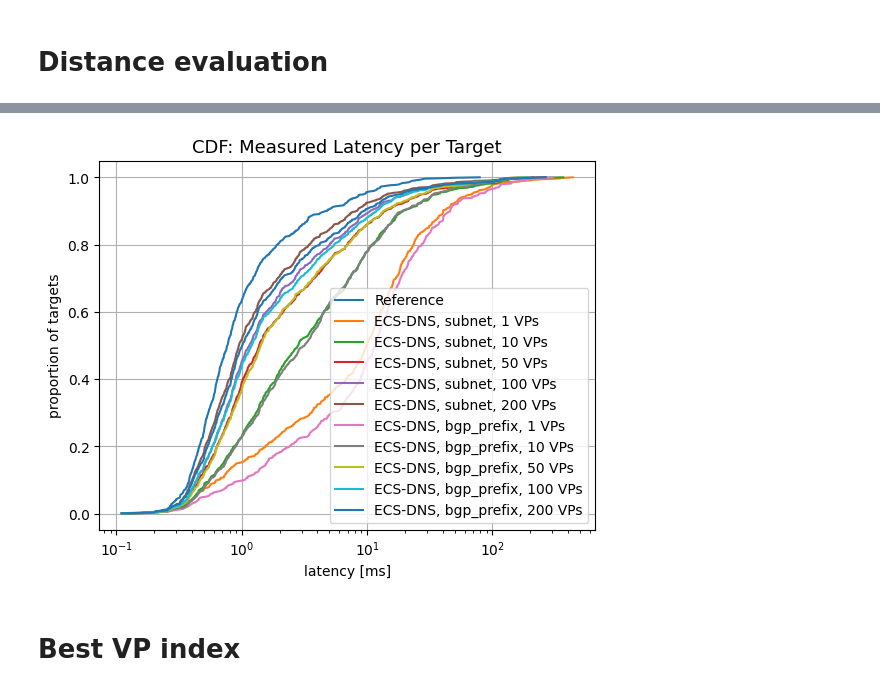
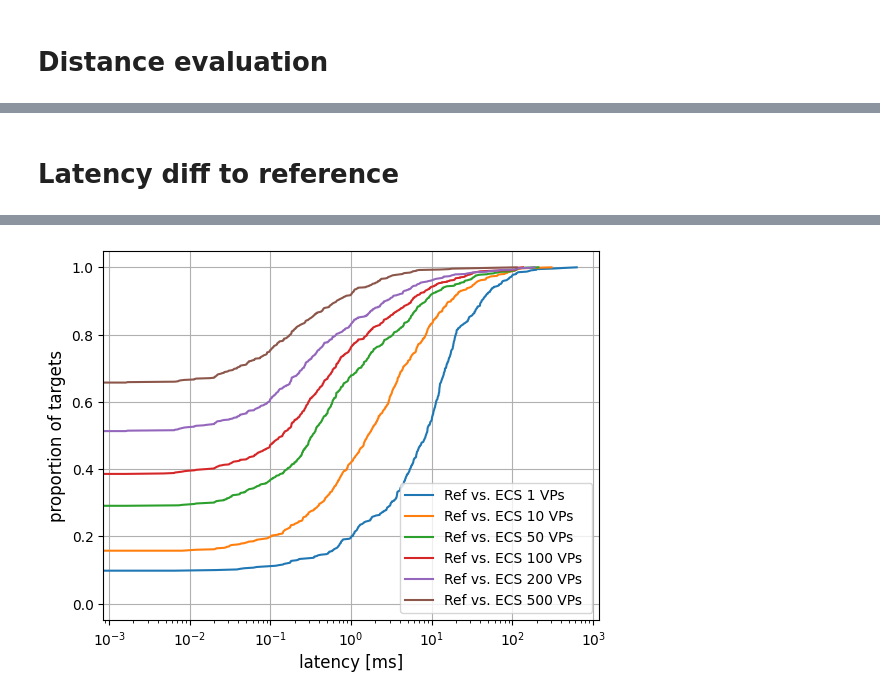
Before and after one commit to dioptra-io/georesolver, a Jupyter notebook: geogiant/analysis/ecs_dns_fct_probing_budget.ipynb, the cells around one changed output, grey strips where cells are left out. Cells and saved outputs as stored; diff of their text form; code cells hidden in the pictures.

```diff
--- a/geogiant/analysis/ecs_dns_fct_probing_budget.ipynb
+++ b/geogiant/analysis/ecs_dns_fct_probing_budget.ipynb
@@ -24,5 +36,14 @@ ecs_dns_eval = load_pickle(path_settings.RESULTS_PATH / "ecs_dns_eval.pickle")
 # %% [markdown]
 # Distance evaluation
+# %%
+extend_vp_mapping = False
+filtered_hostname = True
+base_input_file = f"results_{'extended_mapping' if extend_vp_mapping else 'not_extended'}_{'filtered_hostname' if filtered_hostname else 'no_filtered'}"
+
+subnet_eval = load_pickle(
+    path_settings.RESULTS_PATH / (base_input_file + "_subnet.pickle")
+)
+bgp_eval = load_pickle(path_settings.RESULTS_PATH / (base_input_file + "_bgp.pickle"))
 # %%
 fig, ax1 = plt.subplots(1, 1)
 
@@ -65,35 +150,32 @@ plt.show()
+# %% [markdown]
+# Latency diff to reference
 # %%
 fig, ax1 = plt.subplots(1, 1)
 
 # # plot results for reference vp selection
 x, y = ecdf([e for e in ref_latency_target.values()])
-ax1.plot(x, y, label="Reference")
 
 # # plot results for reference vp selection
-for granularity in ecs_dns_eval:
-    if granularity == "bgp_prefix":
-        continue
-    for probing_budget, target_results in ecs_dns_eval[granularity].items():
-        if probing_budget in [1, 10, 50, 100, 200]:
-            x, y = ecdf([l["elected_min_rtt"] for l in target_results.values()])
-            median_latency = np.median(
-                [l["elected_min_rtt"] for l in target_results.values()]
-            )
+for budget, target_results in subnet_eval["results"].items():
+    if budget in [1, 10, 50, 100, 200, 500]:
+        latency_diff = {}
+        for target, result in target_results.items():
+            ecs_latency = result["elected_rtt"]
+            ref_latency = ref_latency_target[target]
 
-            ax1.plot(x, y, label=f"ECS-DNS, {granularity}, {probing_budget} VPs")
-            logger.info(
-                f"probing_budget = {probing_budget}, median latency = {median_latency}"
-            )
+            latency_diff[target] = ecs_latency - ref_latency
 
-plt.xlabel("latency [ms]")
-plt.ylabel("proportion of targets")
+        x, y = ecdf([diff for diff in latency_diff.values()])
+        median_diff = np.median([diff for diff in latency_diff.values()])
+
+        ax1.plot(x, y, label=f"Ref vs. ECS {budget} VPs ")
+        logger.info(f"budget = {budget}, median dif = {round(median_diff, 2)} [ms]")
+
+plt.xlabel("latency [ms]", fontsize=12)
+plt.ylabel("proportion of targets", fontsize=12)
 plt.legend(loc="lower right", fontsize=10)
 plt.xscale("log")
 plt.grid()
-plt.title(
-    f"CDF: Measured Latency per Target",
-    fontsize=13,
-)
 plt.savefig(path_settings.FIGURE_PATH / "latency_ecs_dns.pdf")
 plt.show()
 # %% [output]
@@ -110,3 +188 @@ plt.show()
-[figure, old version]
+[figure, new version]
-# %% [markdown]
-# Best VP index
```
Also changed, not shown: parts of 27 cells of this notebook, 14 other files.
